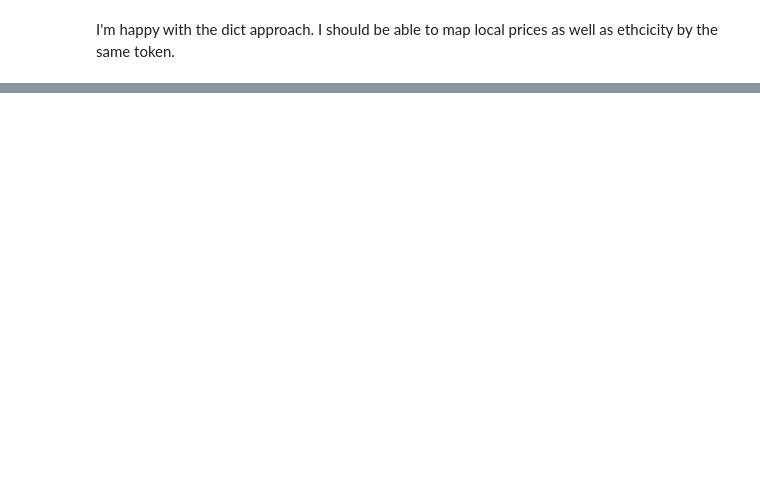
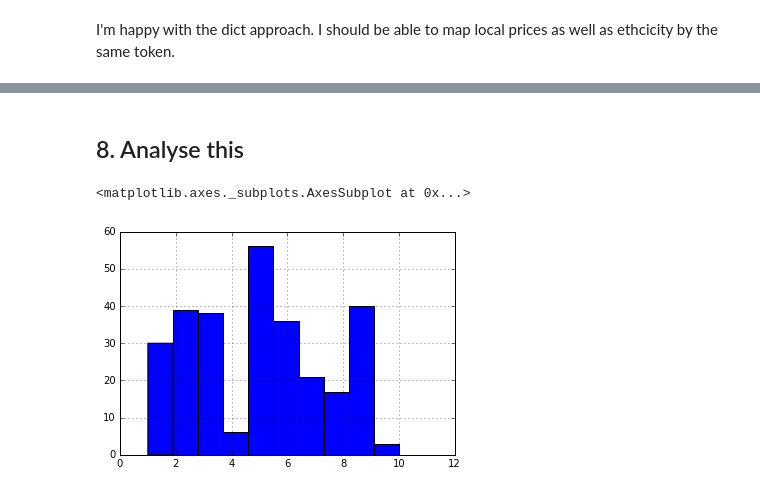
Before and after one commit to vivekbharadwaj/web_scraping, a Jupyter notebook: 00_sydney_suburb_analysis.ipynb, the cells around one changed output, grey strips where cells are left out. Saved outputs shown, nothing was run; the diff lists cells and outputs as text; code cells hidden in the pictures; blank space fills up the shorter version.

```diff
--- a/00_sydney_suburb_analysis.ipynb
+++ b/00_sydney_suburb_analysis.ipynb
@@ -315,0 +185,31 @@ driver.close()
+# %%
+# df_info = pd.DataFrame()
+# df_exceptions = pd.DataFrame()
+# from selenium import webdriver
+
+# counter = 0
+# for rowid,row in df_burbs.iterrows():
+#     if counter%3 == 0:
+#         # the options disable geolocation
+#         options = webdriver.ChromeOptions()
+#         prefs = {"profile.default_content_setting_values.geolocation" :2}
+#         options.add_experimental_option("prefs",prefs)
+#         driver = webdriver.Chrome(chrome_options=options)
+#         time.sleep(10)
+#     try:
+#         df_info = pd.concat([df_info,get_localprices_ethnicity_scores(row['burblink'], rowid)])
+#     except:
+#         df_exceptions = pd.concat([df_exceptions,pd.DataFrame({'link':row['burblink']},index=[str(rowid)])])
+#         print ("skipping burbid:",rowid)
+#         pass
+#     counter+=1
+#     if counter%3 == 0:
+#         driver.close()
+#     if counter%10 == 0:
+#         print (counter,' records completed...')
+#     time.sleep(10)
+
+# df_info.to_csv('entire_burb_info',index=True,header=True)
+# df_exceptions.to_csv('entire_burb_exceptions',index=True,header=True)
+df_info = pd.read_csv('entire_burb_info', dtype={'id':object})
+df_info.set_index('id',inplace=True)
@@ -315,0 +218,3 @@ driver.close()
+# %%
+df_combined = pd.merge(left=df_burbs, right=df_info, how='left', left_index=True, right_index=True)
+df_combined.tail()
@@ -315,0 +229,7 @@ driver.close()
+# %% [markdown]
+## 8. Analyse this
+# %%
+df_combined['Safety Score'].hist()
+# %% [output]
+<matplotlib.axes._subplots.AxesSubplot at 0x...>
+[figure, added]
```
Also changed, not shown: parts of 33 cells of this notebook, 1 other file.
